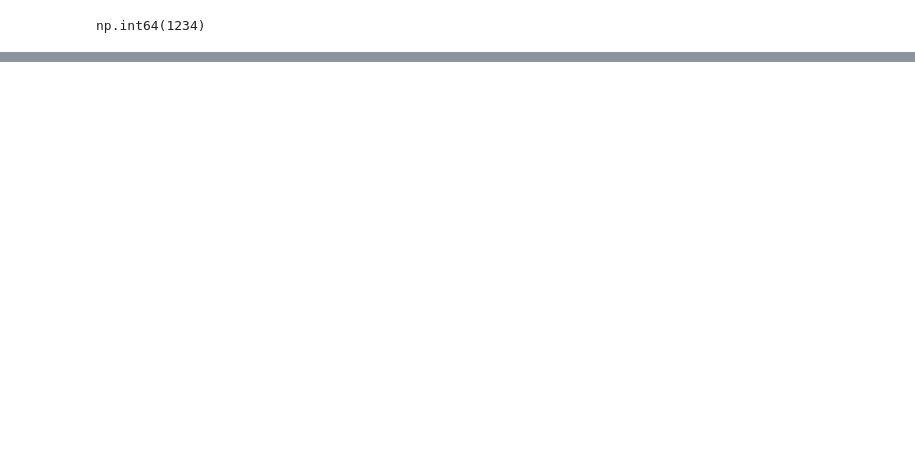
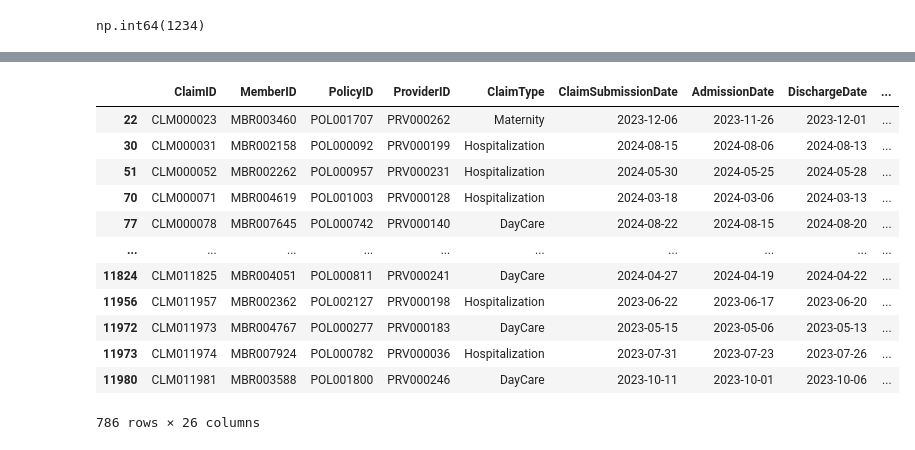
Before and after one commit to Abdulsubahan2003/Capstone, a Jupyter notebook: Capstone/01Capstone.ipynb, the cells around one changed output, grey strips where cells are left out. Saved outputs shown, nothing was run; the diff lists cells and outputs as text; code cells hidden in the pictures; blank space fills up the shorter version.

```diff
--- a/Capstone/01Capstone.ipynb
+++ b/Capstone/01Capstone.ipynb
@@ -331,0 +437,3 @@ np.int64(1234)
+# %%
+# Boolean Filtering df[condition]
+out_net_variance_claims = claims_std[claims_std['out_net_variance_flag']]
@@ -331,0 +469,16 @@ np.int64(1234)
+# %%
+out_net_variance_claims
+# %% [output]
+|  | ClaimID | MemberID | PolicyID | ProviderID | ClaimType | ClaimSubmissionDate | AdmissionDate | DischargeDate | ... |
+| 22 | CLM000023 | MBR003460 | POL001707 | PRV000262 | Maternity | 2023-12-06 | 2023-11-26 | 2023-12-01 | ... |
+| 30 | CLM000031 | MBR002158 | POL000092 | PRV000199 | Hospitalization | 2024-08-15 | 2024-08-06 | 2024-08-13 | ... |
+| 51 | CLM000052 | MBR002262 | POL000957 | PRV000231 | Hospitalization | 2024-05-30 | 2024-05-25 | 2024-05-28 | ... |
+| 70 | CLM000071 | MBR004619 | POL001003 | PRV000128 | Hospitalization | 2024-03-18 | 2024-03-06 | 2024-03-13 | ... |
+| 77 | CLM000078 | MBR007645 | POL000742 | PRV000140 | DayCare | 2024-08-22 | 2024-08-15 | 2024-08-20 | ... |
+| ... | ... | ... | ... | ... | ... | ... | ... | ... | ... |
+| 11824 | CLM011825 | MBR004051 | POL000811 | PRV000241 | DayCare | 2024-04-27 | 2024-04-19 | 2024-04-22 | ... |
+| 11956 | CLM011957 | MBR002362 | POL002127 | PRV000198 | Hospitalization | 2023-06-22 | 2023-06-17 | 2023-06-20 | ... |
+| 11972 | CLM011973 | MBR004767 | POL000277 | PRV000183 | DayCare | 2023-05-15 | 2023-05-06 | 2023-05-13 | ... |
+| 11973 | CLM011974 | MBR007924 | POL000782 | PRV000036 | Hospitalization | 2023-07-31 | 2023-07-23 | 2023-07-26 | ... |
+| 11980 | CLM011981 | MBR003588 | POL001800 | PRV000246 | DayCare | 2023-10-11 | 2023-10-01 | 2023-10-06 | ... |
+786 rows × 26 columns
```
Also changed, not shown: parts of 28 cells of this notebook.
